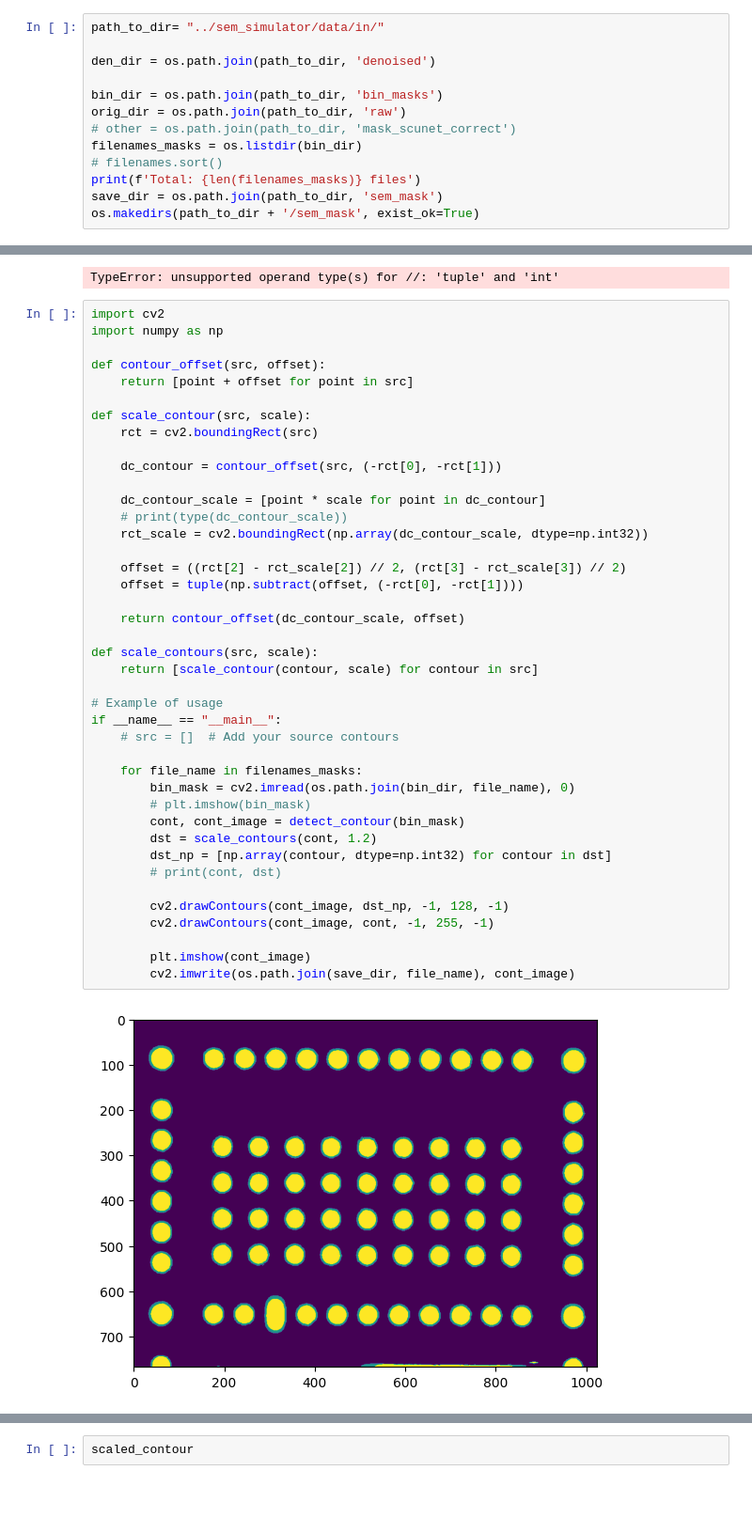
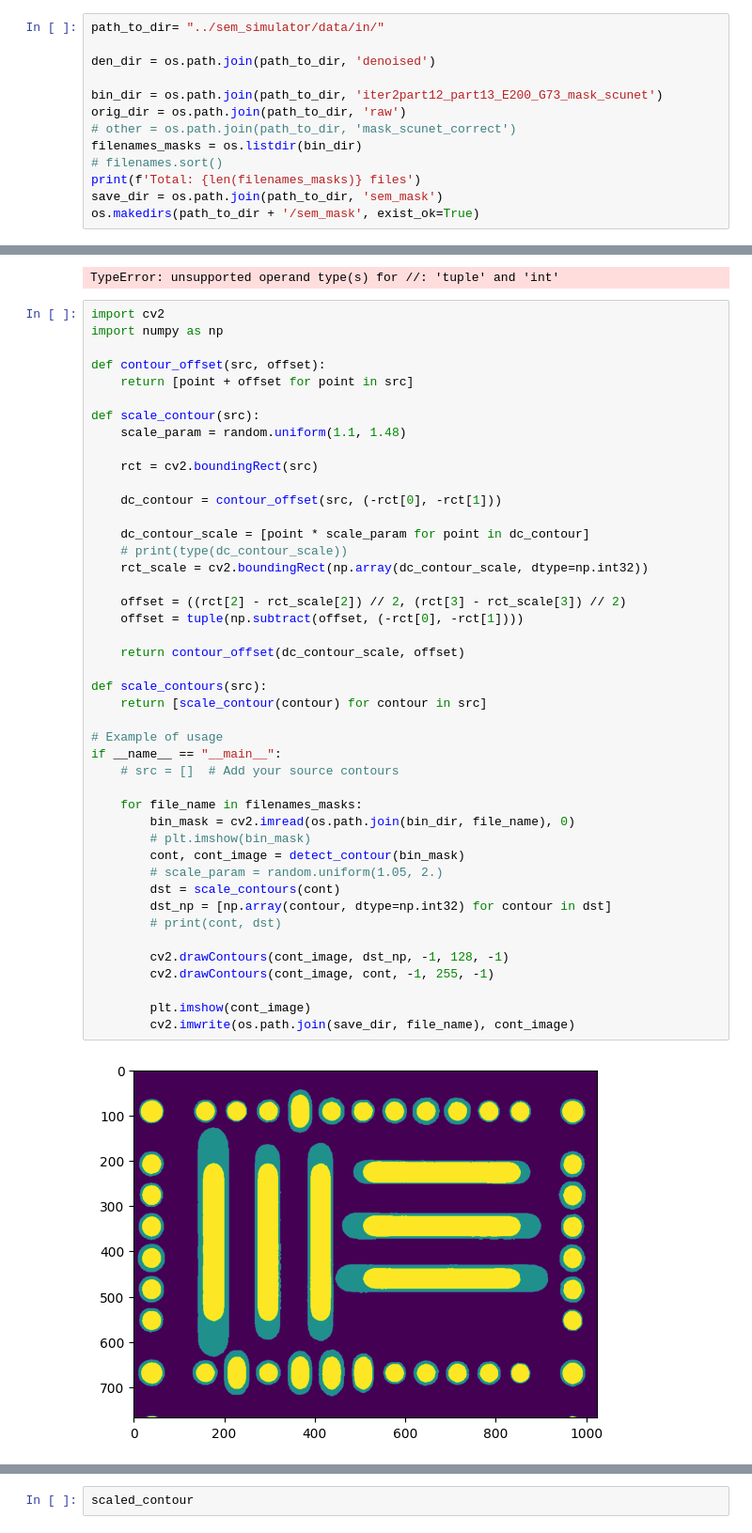
Before and after one commit to sadevans/sem_simulator, a Jupyter notebook: make_masks_from_exist.ipynb, the cells around one changed output, grey strips where cells are left out. Shown at 94% size. Saved outputs shown, nothing was run; the diff lists cells and outputs as text; blank space fills up the shorter version.

```diff
--- a/make_masks_from_exist.ipynb
+++ b/make_masks_from_exist.ipynb
@@ -24,7 +26,7 @@ path_to_dir= "../sem_simulator/data/in/"
 
 den_dir = os.path.join(path_to_dir, 'denoised')
 
-bin_dir = os.path.join(path_to_dir, 'bin_masks')
+bin_dir = os.path.join(path_to_dir, 'iter2part12_part13_E200_G73_mask_scunet')
 orig_dir = os.path.join(path_to_dir, 'raw')
 # other = os.path.join(path_to_dir, 'mask_scunet_correct')
 filenames_masks = os.listdir(bin_dir)
@@ -88,39 +90,42 @@ import numpy as np
 def contour_offset(src, offset):
     return [point + offset for point in src]
 
-def scale_contour(src, scale):
+def scale_contour(src):
+    scale_param = random.uniform(1.1, 1.48)
+
     rct = cv2.boundingRect(src)
 
     dc_contour = contour_offset(src, (-rct[0], -rct[1]))
 
-    dc_contour_scale = [point * scale for point in dc_contour]
+    dc_contour_scale = [point * scale_param for point in dc_contour]
     # print(type(dc_contour_scale))
     rct_scale = cv2.boundingRect(np.array(dc_contour_scale, dtype=np.int32))
 
     offset = ((rct[2] - rct_scale[2]) // 2, (rct[3] - rct_scale[3]) // 2)
     offset = tuple(np.subtract(offset, (-rct[0], -rct[1])))
 
     return contour_offset(dc_contour_scale, offset)
 
-def scale_contours(src, scale):
-    return [scale_contour(contour, scale) for contour in src]
+def scale_contours(src):
+    return [scale_contour(contour) for contour in src]
 
 # Example of usage
 if __name__ == "__main__":
     # src = []  # Add your source contours
 
     for file_name in filenames_masks:
         bin_mask = cv2.imread(os.path.join(bin_dir, file_name), 0)
         # plt.imshow(bin_mask)
         cont, cont_image = detect_contour(bin_mask)
-        dst = scale_contours(cont, 1.2)
+        # scale_param = random.uniform(1.05, 2.)
+        dst = scale_contours(cont)
         dst_np = [np.array(contour, dtype=np.int32) for contour in dst]
         # print(cont, dst)
 
         cv2.drawContours(cont_image, dst_np, -1, 128, -1)
         cv2.drawContours(cont_image, cont, -1, 255, -1)
 
         plt.imshow(cont_image)
         cv2.imwrite(os.path.join(save_dir, file_name), cont_image)
 # %% [output]
-[figure, old version]
+[figure, new version]
```
Also changed, not shown: parts of 3 cells of this notebook, 1 other file.
